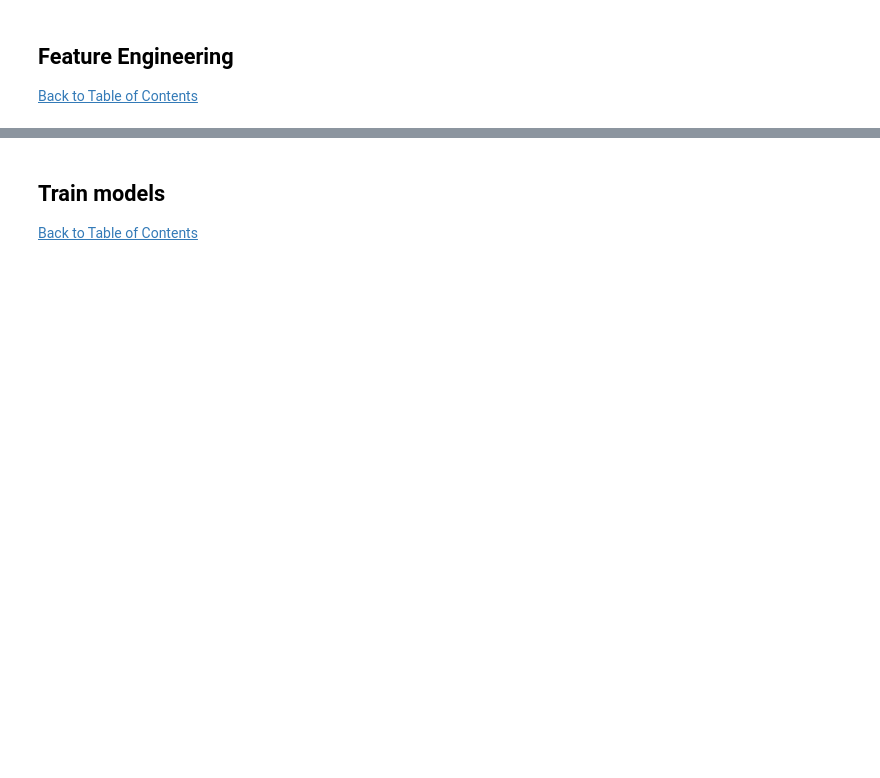
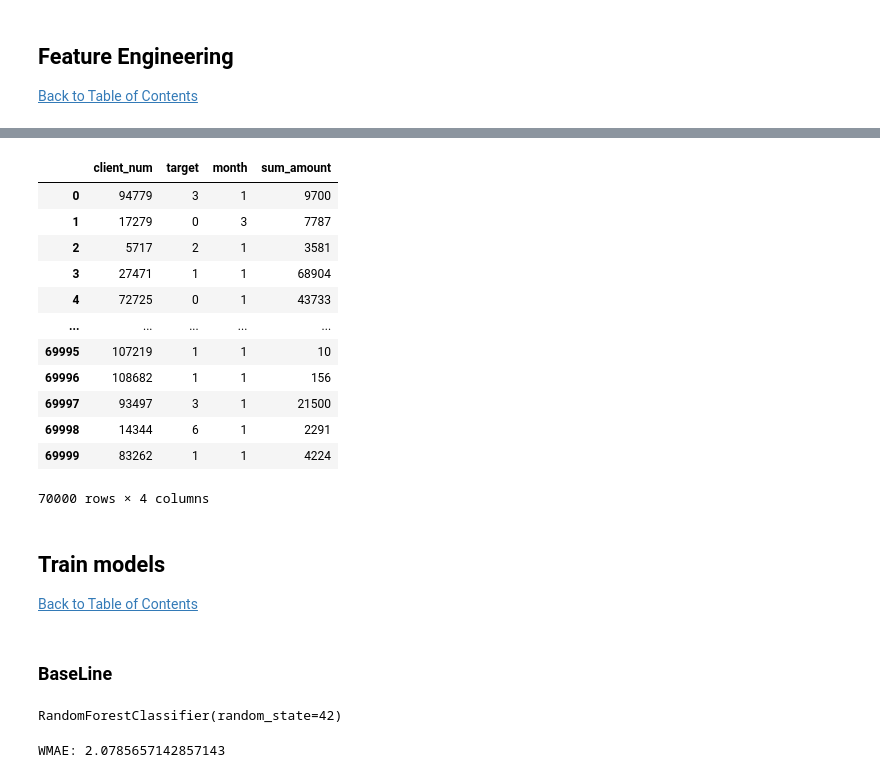
Before and after one commit to AUNitman/Alfa_Challenge_ML, a Jupyter notebook: main.ipynb, the cells around one changed output, grey strips where cells are left out. Cells and saved outputs as stored; diff of their text form; code cells hidden in the pictures; blank space fills up the shorter version.

```diff
--- a/main.ipynb
+++ b/main.ipynb
@@ -302,0 +331,2 @@ train_merge[train_merge['client_num'] == 2]
+# %%
+train_merge['month'] = train_merge['month'].astype(str)
@@ -302,0 +348,24 @@ train_merge[train_merge['client_num'] == 2]
+# %%
+mapping = {
+    '2024-07': 1,
+    '2024-08': 2,
+    '2024-09': 3
+}
+train_merge_mapping = train_merge.copy()
+train_merge_mapping['month'] = train_merge_mapping['month'].map(mapping)
+# %%
+train_merge_mapping
+# %% [output]
+|  | client_num | target | month | sum_amount |
+| 0 | 94779 | 3 | 1 | 9700 |
+| 1 | 17279 | 0 | 3 | 7787 |
+| 2 | 5717 | 2 | 1 | 3581 |
+| 3 | 27471 | 1 | 1 | 68904 |
+| 4 | 72725 | 0 | 1 | 43733 |
+| ... | ... | ... | ... | ... |
+| 69995 | 107219 | 1 | 1 | 10 |
+| 69996 | 108682 | 1 | 1 | 156 |
+| 69997 | 93497 | 3 | 1 | 21500 |
+| 69998 | 14344 | 6 | 1 | 2291 |
+| 69999 | 83262 | 1 | 1 | 4224 |
+70000 rows × 4 columns
@@ -305,3 +379,25 @@ train_merge[train_merge['client_num'] == 2]
 <a class="anchor" id="4"></a>
 
 [Back to Table of Contents](#0.1)
+# %% [markdown]
+### BaseLine
+# %%
+from sklearn.ensemble import RandomForestClassifier
+
+model = RandomForestClassifier(random_state=42, n_estimators=100)
+model.fit(X_train, y_train)
+# %% [output]
+RandomForestClassifier(random_state=42)
+# %%
+y_pred = model.predict(X_test)
+y_pred_proba = model.predict_proba(X_test)[:, 1]
+weights = np.ones(len(y_test))
+
+absolute_errors = np.abs(y_test - y_pred_proba)
+weighted_absolute_errors = weights * absolute_errors
+
+# Итоговая метрика WMAE
+wmae = np.sum(weighted_absolute_errors) / np.sum(weights)
+print("WMAE:", wmae)
+# %% [output]
+WMAE: 2.0785657142857143
```
Also changed, not shown: parts of 19 cells of this notebook.
